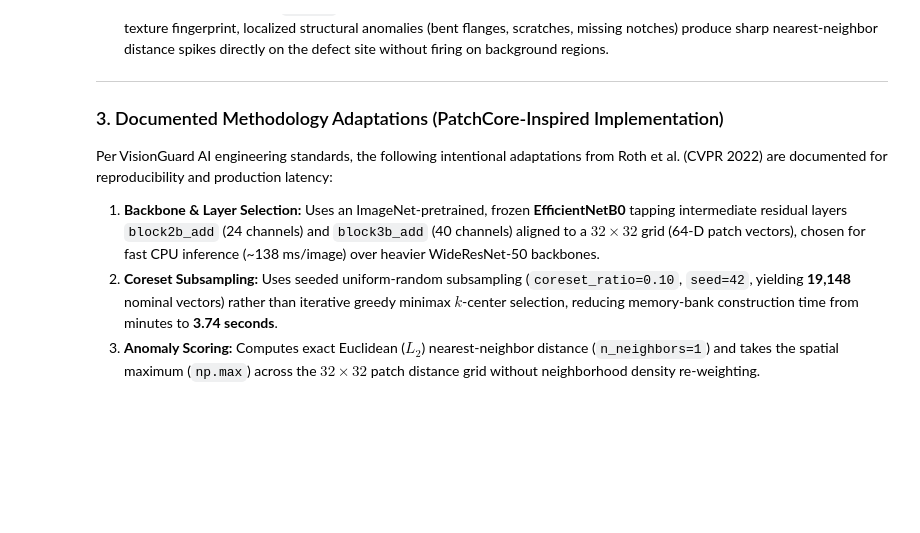
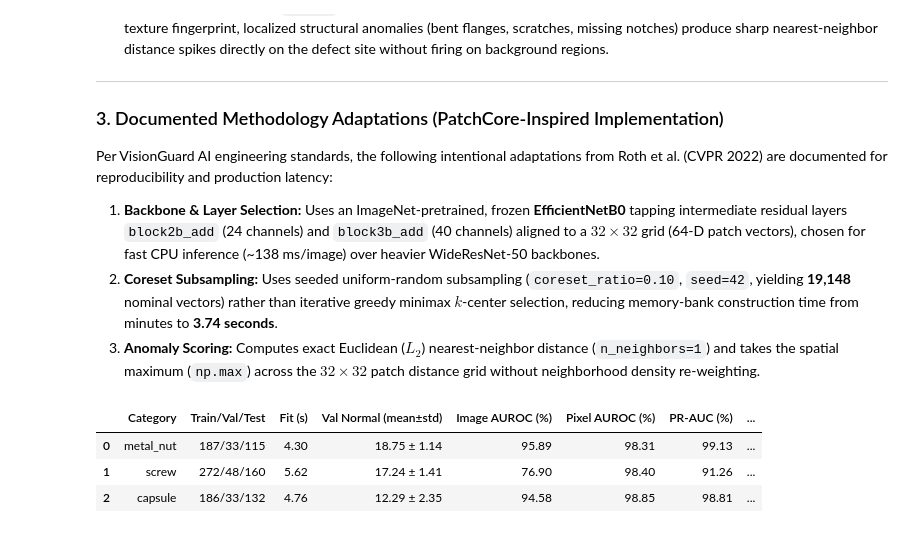
Before and after one commit to RuchithaAV/VisionGuard-AI, a Jupyter notebook: notebooks/04_patchcore_efficientnet.ipynb, the cells around one changed output. Drawn from its saved outputs; the diff is of its cells as text; code cells hidden in the pictures; blank space fills up the shorter version.

```diff
--- a/notebooks/04_patchcore_efficientnet.ipynb
+++ b/notebooks/04_patchcore_efficientnet.ipynb
@@ -177,3 +175,73 @@ Per VisionGuard AI engineering standards, the following intentional adaptations
 1. **Backbone & Layer Selection:** Uses an ImageNet-pretrained, frozen **EfficientNetB0** tapping intermediate residual layers `block2b_add` (24 channels) and `block3b_add` (40 channels) aligned to a $32 \times 32$ grid (64-D patch vectors), chosen for fast CPU inference (~138 ms/image) over heavier WideResNet-50 backbones.
 2. **Coreset Subsampling:** Uses seeded uniform-random subsampling (`coreset_ratio=0.10`, `seed=42`, yielding **19,148** nominal vectors) rather than iterative greedy minimax $k$-center selection, reducing memory-bank construction time from minutes to **3.74 seconds**.
 3. **Anomaly Scoring:** Computes exact Euclidean ($L_2$) nearest-neighbor distance (`n_neighbors=1`) and takes the spatial maximum (`np.max`) across the $32 \times 32$ patch distance grid without neighborhood density re-weighting.
+# %%
+import pandas as pd
+from src.evaluation.metrics import compute_image_metrics, compute_pixel_auroc
+
+CATEGORIES = ["metal_nut", "screw", "capsule"]
+benchmark_rows = []
+
+for cat in CATEGORIES:
+    tr_ds, va_ds, n_tr, n_va = create_autoencoder_datasets(
+        category=cat, batch_size=16, val_split=0.15, random_seed=42
+    )
+    te_ds, _, n_te = create_test_dataset(category=cat, batch_size=16)
+
+    mb = PatchCoreMemoryBank(feature_extractor=extractor, coreset_ratio=0.10)
+    t_fit = time.perf_counter()
+    mb.fit(tr_ds)
+    fit_sec = time.perf_counter() - t_fit
+
+    # Calibrate normal baseline on held-out validation split (zero test leakage)
+    val_scores = []
+    for v_batch, _ in va_ds:
+        for v_img in v_batch.numpy():
+            s, _ = mb.score_image(v_img)
+            val_scores.append(s)
+    val_scores = np.array(val_scores)
+
+    # Evaluate on test split
+    imgs, lbls, masks = [], [], []
+    for img_b, lbl_b, mask_b in te_ds:
+        imgs.append(img_b.numpy())
+        lbls.append(lbl_b.numpy())
+        masks.append(mask_b.numpy())
+    imgs = np.concatenate(imgs, axis=0)
+    lbls = np.concatenate(lbls, axis=0)
+    masks = np.concatenate(masks, axis=0)
+
+    scores, hmaps, lats = [], [], []
+    for img in imgs:
+        t0 = time.perf_counter()
+        s, hm = mb.score_image(img)
+        lats.append((time.perf_counter() - t0) * 1000.0)
+        scores.append(s)
+        hmaps.append(hm)
+
+    scores = np.array(scores)
+    hmaps = np.array(hmaps)
+
+    img_res = compute_image_metrics(lbls, scores)
+    pix_auc = compute_pixel_auroc(masks, hmaps)
+
+    benchmark_rows.append({
+        "Category": cat,
+        "Train/Val/Test": f"{n_tr}/{n_va}/{n_te}",
+        "Fit (s)": round(fit_sec, 2),
+        "Val Normal (mean±std)": f"{val_scores.mean():.2f} ± {val_scores.std():.2f}",
+        "Image AUROC (%)": round(img_res["image_auroc"] * 100, 2),
+        "Pixel AUROC (%)": round(pix_auc * 100, 2),
+        "PR-AUC (%)": round(img_res["average_precision"] * 100, 2),
+        "Max F1": round(img_res["f1_score"], 4),
+        "TP/FP/FN/TN": f"{img_res['tp']}/{img_res['fp']}/{img_res['fn']}/{img_res['tn']}",
+        "Latency (ms)": round(float(np.mean(lats)), 1),
+    })
+
+df_bench = pd.DataFrame(benchmark_rows)
+display(df_bench)
+# %% [output]
+|  | Category | Train/Val/Test | Fit (s) | Val Normal (mean±std) | Image AUROC (%) | Pixel AUROC (%) | PR-AUC (%) | ... |
+| 0 | metal_nut | 187/33/115 | 4.30 | 18.75 ± 1.14 | 95.89 | 98.31 | 99.13 | ... |
+| 1 | screw | 272/48/160 | 5.62 | 17.24 ± 1.41 | 76.90 | 98.40 | 91.26 | ... |
+| 2 | capsule | 186/33/132 | 4.76 | 12.29 ± 2.35 | 94.58 | 98.85 | 98.81 | ... |
```
Also changed, not shown: parts of 2 cells of this notebook.
